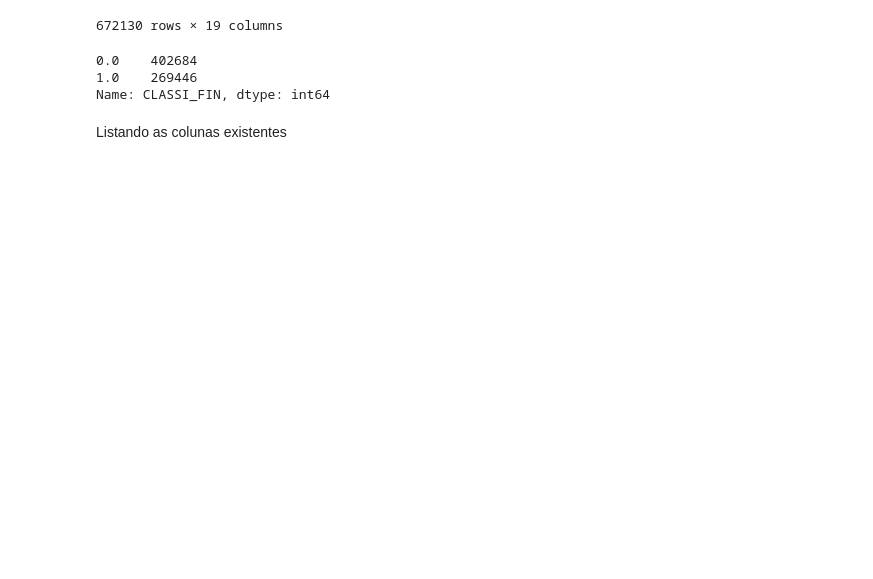
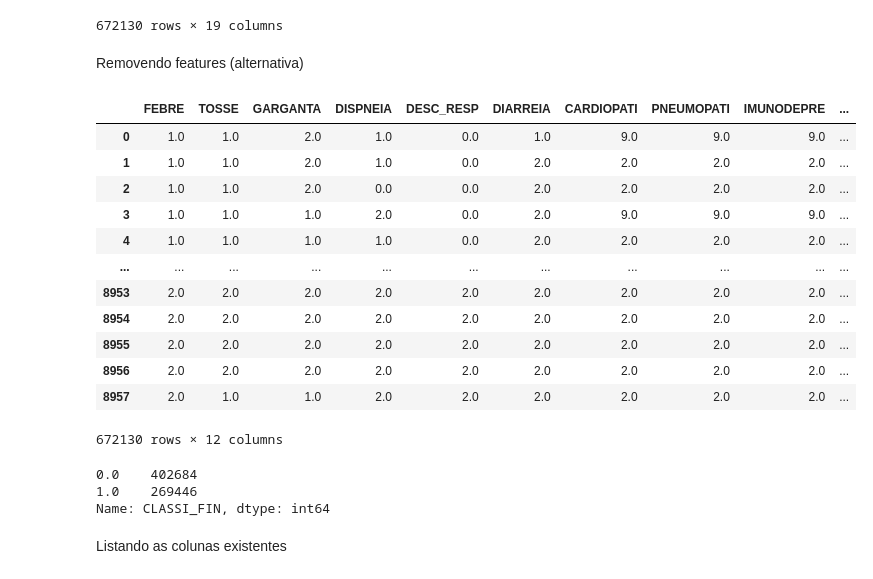
Before and after one commit to patricksferraz/pcr-analysis, a Jupyter notebook: forecast.ipynb, the cells around one changed output. Drawn from its saved outputs; the diff is of its cells as text; code cells hidden in the pictures; blank space fills up the shorter version.

```diff
--- a/forecast.ipynb
+++ b/forecast.ipynb
@@ -178,6 +208,25 @@ covid_ncovid
 | 8956 | 2.0 | 2.0 | 2.0 | 2.0 | 2.0 | 0.0 | 2.0 | 0.0 | 2.0 | 2.0 | ... |
 | 8957 | 2.0 | 1.0 | 1.0 | 2.0 | 2.0 | 0.0 | 2.0 | 0.0 | 2.0 | 2.0 | ... |
 672130 rows × 19 columns
+# %% [markdown]
+Removendo features (alternativa)
+# %%
+covid_ncovid = covid_ncovid.drop(columns=['PUERPERA', 'SATURACAO', 'SIND_DOWN', 'HEPATICA', 'NEUROLOGIC', 'OBESIDADE', 'CS_SEXO'])
+covid_ncovid
+# %% [output]
+|  | FEBRE | TOSSE | GARGANTA | DISPNEIA | DESC_RESP | DIARREIA | CARDIOPATI | PNEUMOPATI | IMUNODEPRE | ... |
+| 0 | 1.0 | 1.0 | 2.0 | 1.0 | 0.0 | 1.0 | 9.0 | 9.0 | 9.0 | ... |
+| 1 | 1.0 | 1.0 | 2.0 | 1.0 | 0.0 | 2.0 | 2.0 | 2.0 | 2.0 | ... |
+| 2 | 1.0 | 1.0 | 2.0 | 0.0 | 0.0 | 2.0 | 2.0 | 2.0 | 2.0 | ... |
+| 3 | 1.0 | 1.0 | 1.0 | 2.0 | 0.0 | 2.0 | 9.0 | 9.0 | 9.0 | ... |
+| 4 | 1.0 | 1.0 | 1.0 | 1.0 | 0.0 | 2.0 | 2.0 | 2.0 | 2.0 | ... |
+| ... | ... | ... | ... | ... | ... | ... | ... | ... | ... | ... |
+| 8953 | 2.0 | 2.0 | 2.0 | 2.0 | 2.0 | 2.0 | 2.0 | 2.0 | 2.0 | ... |
+| 8954 | 2.0 | 2.0 | 2.0 | 2.0 | 2.0 | 2.0 | 2.0 | 2.0 | 2.0 | ... |
+| 8955 | 2.0 | 2.0 | 2.0 | 2.0 | 2.0 | 2.0 | 2.0 | 2.0 | 2.0 | ... |
+| 8956 | 2.0 | 2.0 | 2.0 | 2.0 | 2.0 | 2.0 | 2.0 | 2.0 | 2.0 | ... |
+| 8957 | 2.0 | 1.0 | 1.0 | 2.0 | 2.0 | 2.0 | 2.0 | 2.0 | 2.0 | ... |
+672130 rows × 12 columns
 # %%
 covid_ncovid['CLASSI_FIN'].value_counts()
 # %% [output]
```
Also changed, not shown: parts of 22 cells of this notebook, 1 other file.
